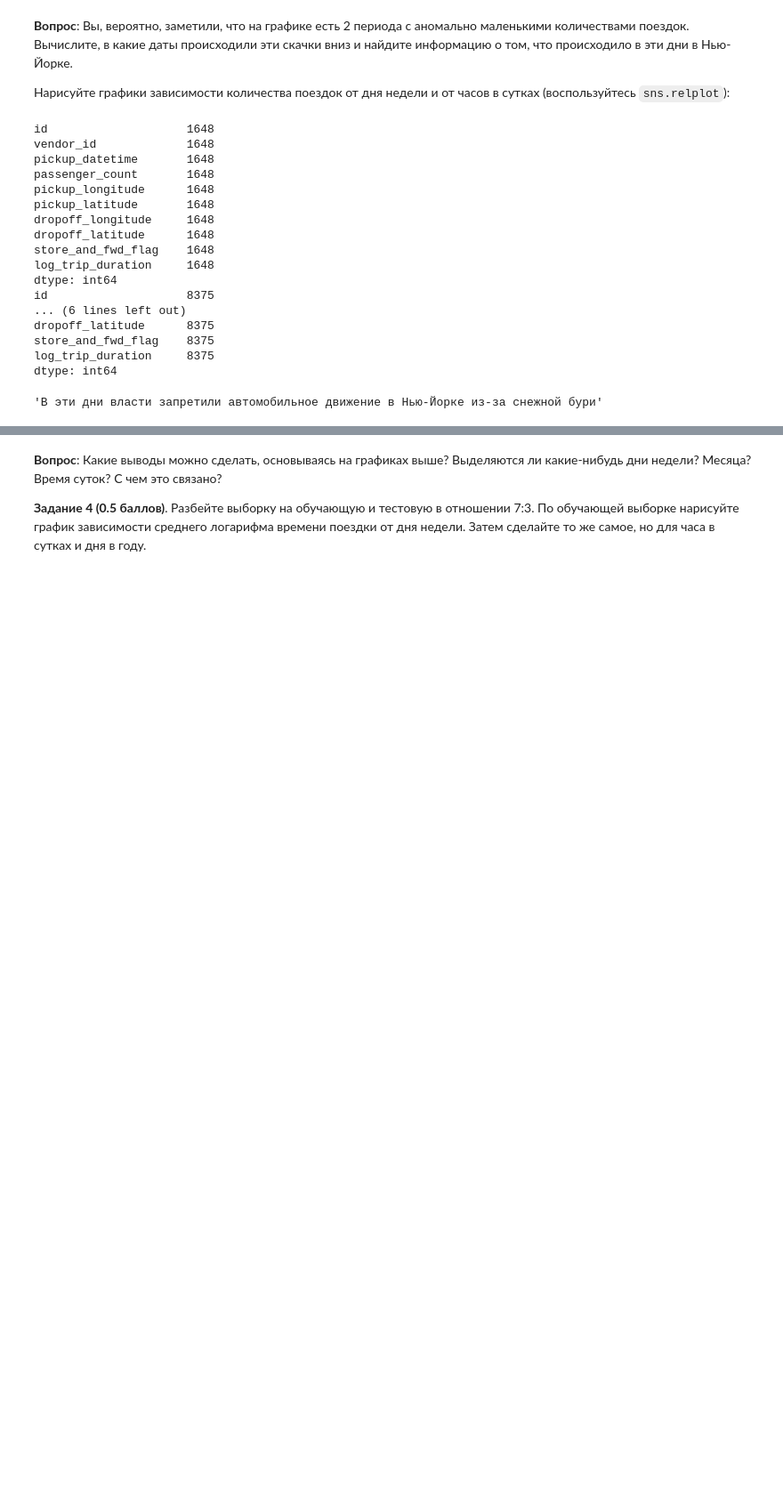
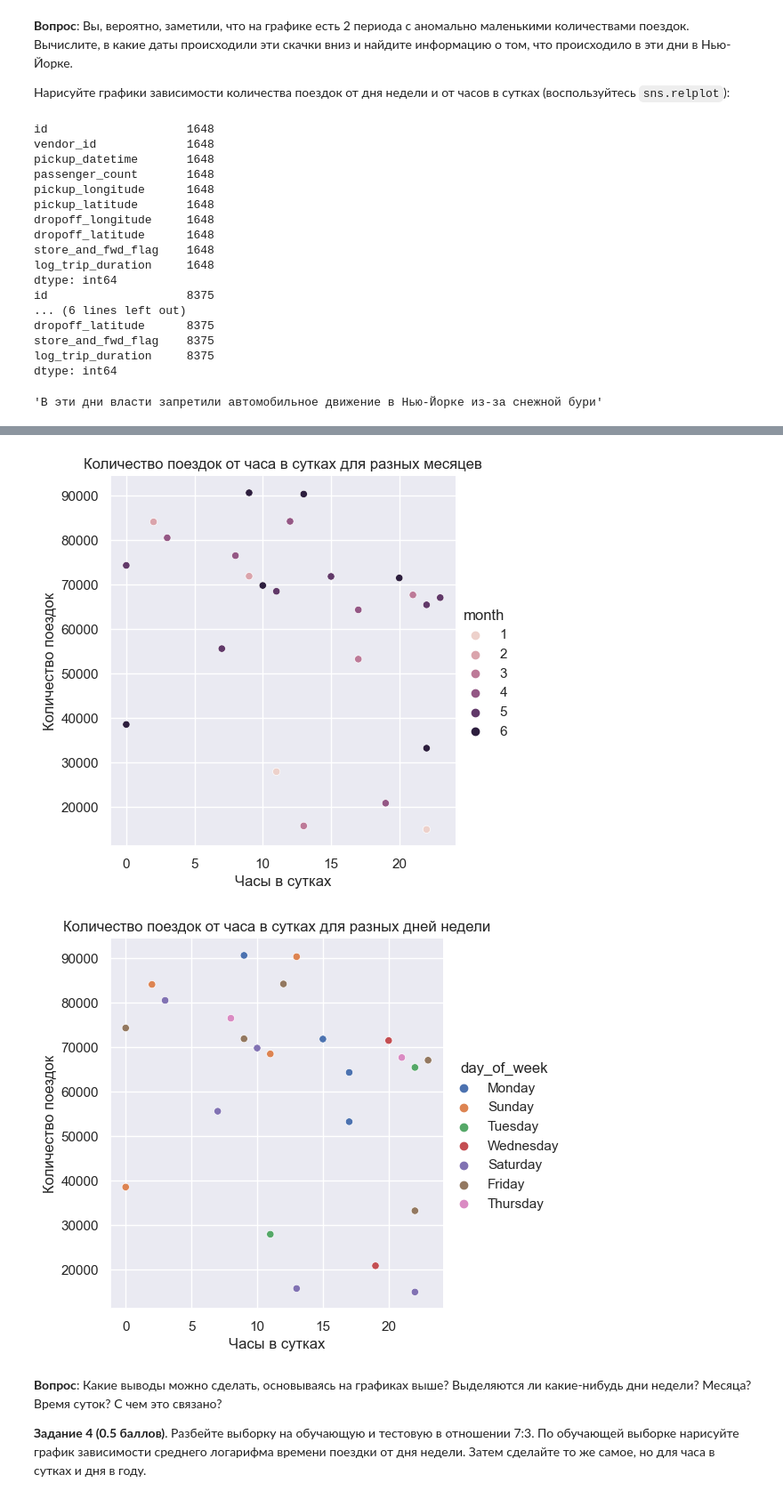
Before and after one commit to ItsMyLife1337/MachineLearning2, a Jupyter notebook: homework-practice-02-linregr.ipynb, the cells around one changed output, grey strips where cells are left out. Shown at 89% size. Cells and saved outputs as stored; diff of their text form; code cells hidden in the pictures; blank space fills up the shorter version.

```diff
--- a/homework-practice-02-linregr.ipynb
+++ b/homework-practice-02-linregr.ipynb
@@ -257,3 +260,22 @@ NameError: name 'i' is not defined
+# %%
+#╰( ͡° ͜ʖ ͡° )つ──☆*:・ﾟ
+df4['month'] = df['pickup_datetime'].dt.month
+df4['time'] = df['pickup_datetime'].dt.hour
+sns.relplot(y = 'pickup_datetime', x = 'time', hue = 'month', data = df4)
+plt.title('Количество поездок от часа в сутках для разных месяцев')
+plt.xlabel('Часы в сутках')
+plt.ylabel('Количество поездок')
+plt.show()
+df4['day_of_week'] = df['pickup_datetime'].dt.day_name ()
+df4['time'] = df['pickup_datetime'].dt.hour
+sns.relplot(y = 'pickup_datetime', x = 'time', hue = 'day_of_week', data = df4)
+plt.title('Количество поездок от часа в сутках для разных дней недели')
+plt.xlabel('Часы в сутках')
+plt.ylabel('Количество поездок')
+plt.show()
+# %% [output]
+[figure, added]
+[figure, added]
 # %% [markdown]
 **Вопрос**: Какие выводы можно сделать, основываясь на графиках выше? Выделяются ли какие-нибудь дни недели? Месяца? Время суток? С чем это связано?
 
```
Also changed, not shown: parts of 17 cells of this notebook.
